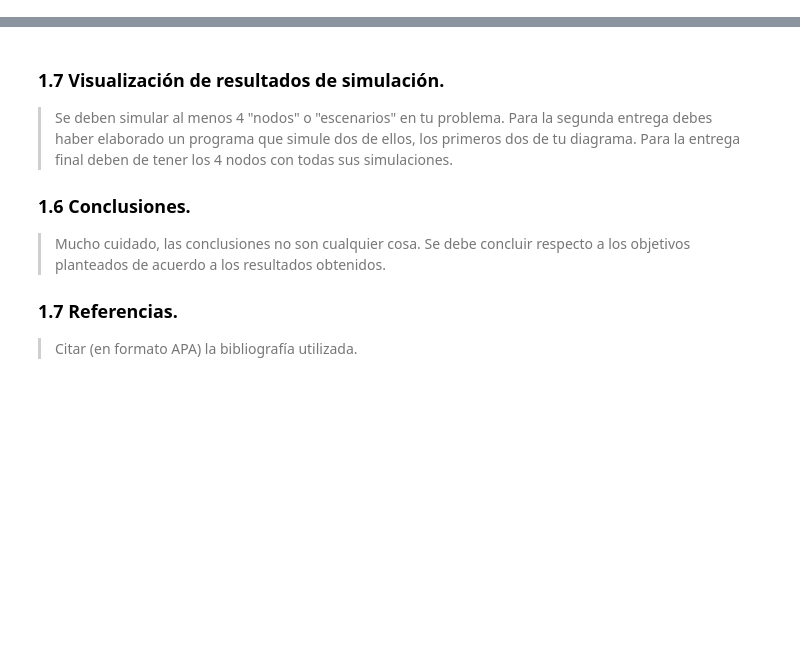
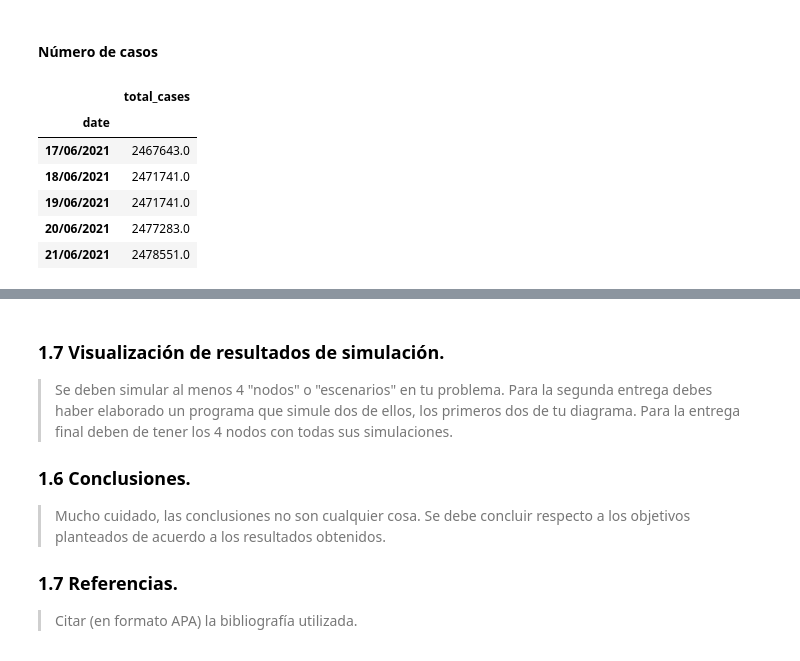
Before and after one commit to valerialadron/Proyecto_VLadron_MMLopez, a Jupyter notebook: Proyecto_VLadron_MMLopez.ipynb, the cells around one changed output, grey strips where cells are left out. Drawn from its saved outputs; the diff is of its cells as text; code cells hidden in the pictures; blank space fills up the shorter version.

```diff
--- a/Proyecto_VLadron_MMLopez.ipynb
+++ b/Proyecto_VLadron_MMLopez.ipynb
@@ -122,0 +105,14 @@ colombia_vac = colombia['total_vaccinations']
+# %% [markdown]
+#### Número de casos
+# %%
+#Mexico
+mexico_casos = pd.DataFrame(mexico['total_cases'])
+mexico_casos.tail()
+# %% [output]
+|  | total_cases |
+| date |  |
+| 17/06/2021 | 2467643.0 |
+| 18/06/2021 | 2471741.0 |
+| 19/06/2021 | 2471741.0 |
+| 20/06/2021 | 2477283.0 |
+| 21/06/2021 | 2478551.0 |
```
Also changed, not shown: parts of 27 cells of this notebook, 1 other file.
